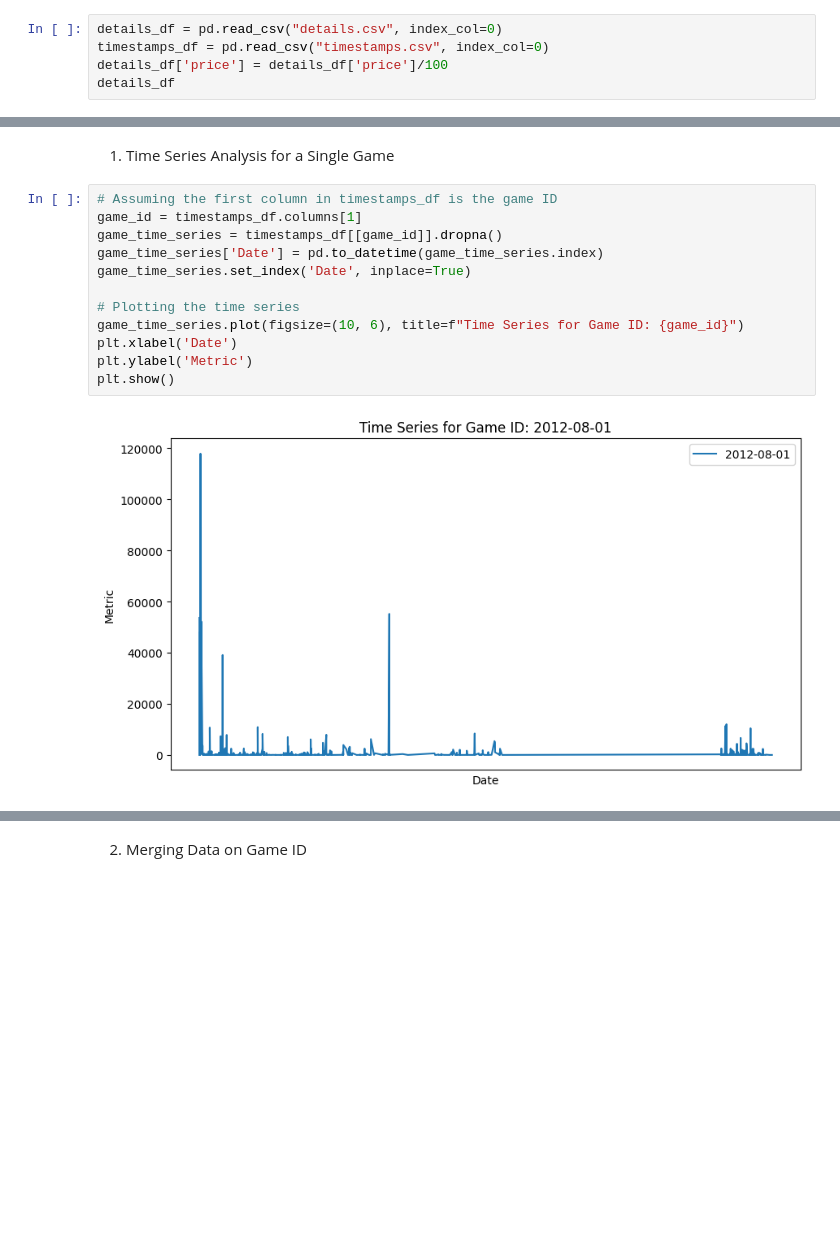
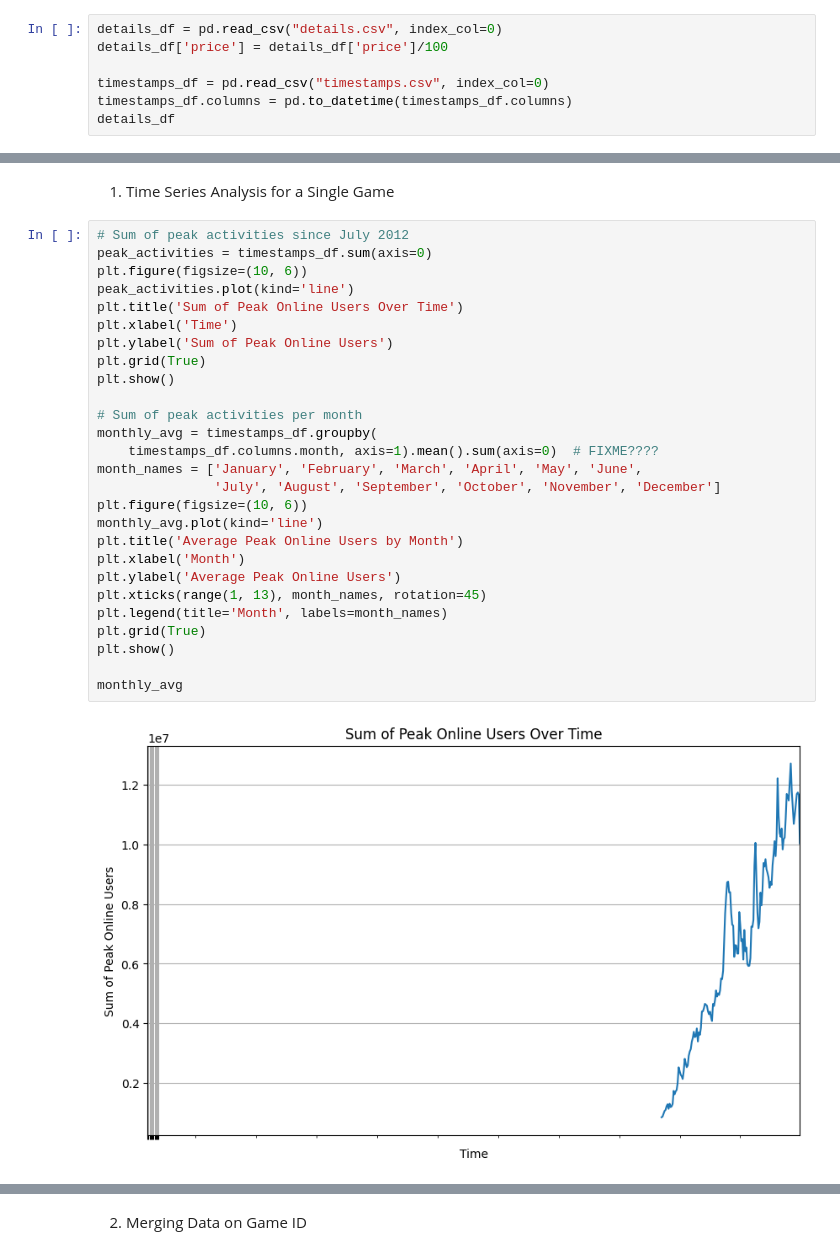
Before and after one commit to Artysuk/Steam-Project, a Jupyter notebook: file.ipynb, the cells around one changed output, grey strips where cells are left out. Cells and saved outputs as stored; diff of their text form; blank space fills up the shorter version.

Commit message:
peak activities plots

```diff
--- a/file.ipynb
+++ b/file.ipynb
@@ -3,8 +3,10 @@ import matplotlib.pyplot as plt
 import pandas as pd
 # %%
 details_df = pd.read_csv("details.csv", index_col=0)
+details_df['price'] = details_df['price']/100
+
 timestamps_df = pd.read_csv("timestamps.csv", index_col=0)
-details_df['price'] = details_df['price']/100
+timestamps_df.columns = pd.to_datetime(timestamps_df.columns)
 details_df
 # %% [output]
 |  | name | developer | publisher | positive | negative | min_owners | max_owners | average_forever | ... |
@@ -77,17 +85,32 @@ Index(['name', 'developer', 'publisher', 'positive', 'negative', 'min_owners',
 [figure]
 # %% [markdown]
 1. Time Series Analysis for a Single Game
-# %%
-# Assuming the first column in timestamps_df is the game ID
-game_id = timestamps_df.columns[1]
-game_time_series = timestamps_df[[game_id]].dropna()
-game_time_series['Date'] = pd.to_datetime(game_time_series.index)
-game_time_series.set_index('Date', inplace=True)
-
-# Plotting the time series
-game_time_series.plot(figsize=(10, 6), title=f"Time Series for Game ID: {game_id}")
-plt.xlabel('Date')
-plt.ylabel('Metric')
-plt.show()
-# %% [output]
-[figure, removed]
+# %%
+# Sum of peak activities since July 2012
+peak_activities = timestamps_df.sum(axis=0)
+plt.figure(figsize=(10, 6))
+peak_activities.plot(kind='line')
+plt.title('Sum of Peak Online Users Over Time')
+plt.xlabel('Time')
+plt.ylabel('Sum of Peak Online Users')
+plt.grid(True)
+plt.show()
+
+# Sum of peak activities per month
+monthly_avg = timestamps_df.groupby(
+    timestamps_df.columns.month, axis=1).mean().sum(axis=0)  # FIXME????
+month_names = ['January', 'February', 'March', 'April', 'May', 'June',
+               'July', 'August', 'September', 'October', 'November', 'December']
+plt.figure(figsize=(10, 6))
+monthly_avg.plot(kind='line')
+plt.title('Average Peak Online Users by Month')
+plt.xlabel('Month')
+plt.ylabel('Average Peak Online Users')
+plt.xticks(range(1, 13), month_names, rotation=45)
+plt.legend(title='Month', labels=month_names)
+plt.grid(True)
+plt.show()
+
+monthly_avg
+# %% [output]
+[figure, added]
```
Also changed, not shown: parts of 2 cells of this notebook.
